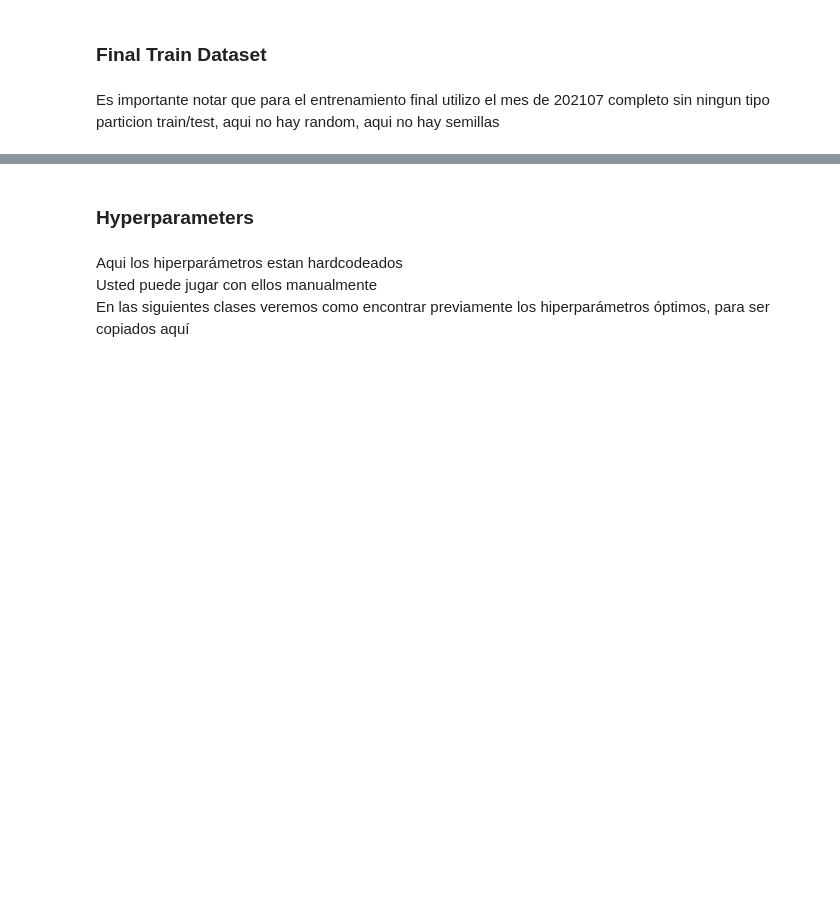
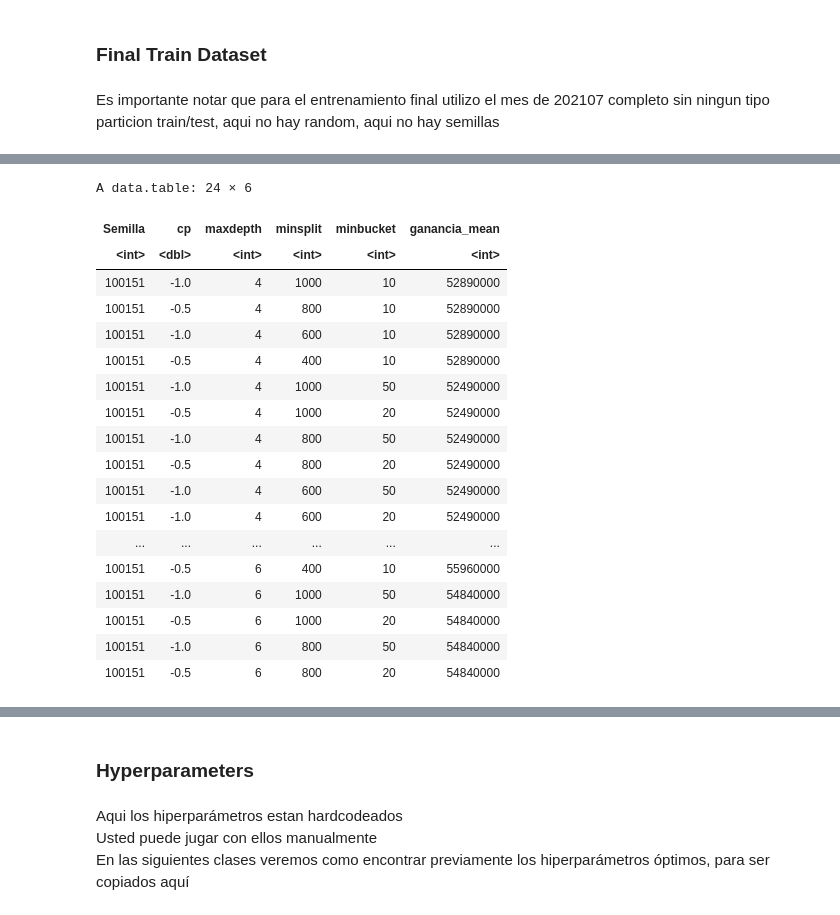
Before and after one commit to matifards/labo2025v, a Jupyter notebook: src/rpart/102_FinalTrain-V5.ipynb, the cells around one changed output, grey strips where cells are left out. Saved outputs shown, nothing was run; the diff lists cells and outputs as text; code cells hidden in the pictures; blank space fills up the shorter version.

```diff
--- a/src/rpart/102_FinalTrain-V5.ipynb
+++ b/src/rpart/102_FinalTrain-V5.ipynb
@@ -142,0 +136,22 @@ A data.table: 6 × 5
+# %%
+set_datos
+# %% [output]
+A data.table: 24 × 6
+| Semilla | cp | maxdepth | minsplit | minbucket | ganancia_mean |
+| <int> | <dbl> | <int> | <int> | <int> | <int> |
+| 100151 | -1.0 | 4 | 1000 | 10 | 52890000 |
+| 100151 | -0.5 | 4 | 800 | 10 | 52890000 |
+| 100151 | -1.0 | 4 | 600 | 10 | 52890000 |
+| 100151 | -0.5 | 4 | 400 | 10 | 52890000 |
+| 100151 | -1.0 | 4 | 1000 | 50 | 52490000 |
+| 100151 | -0.5 | 4 | 1000 | 20 | 52490000 |
+| 100151 | -1.0 | 4 | 800 | 50 | 52490000 |
+| 100151 | -0.5 | 4 | 800 | 20 | 52490000 |
+| 100151 | -1.0 | 4 | 600 | 50 | 52490000 |
+| 100151 | -1.0 | 4 | 600 | 20 | 52490000 |
+| ... | ... | ... | ... | ... | ... |
+| 100151 | -0.5 | 6 | 400 | 10 | 55960000 |
+| 100151 | -1.0 | 6 | 1000 | 50 | 54840000 |
+| 100151 | -0.5 | 6 | 1000 | 20 | 54840000 |
+| 100151 | -1.0 | 6 | 800 | 50 | 54840000 |
+| 100151 | -0.5 | 6 | 800 | 20 | 54840000 |
```
Also changed, not shown: parts of 10 cells of this notebook.
